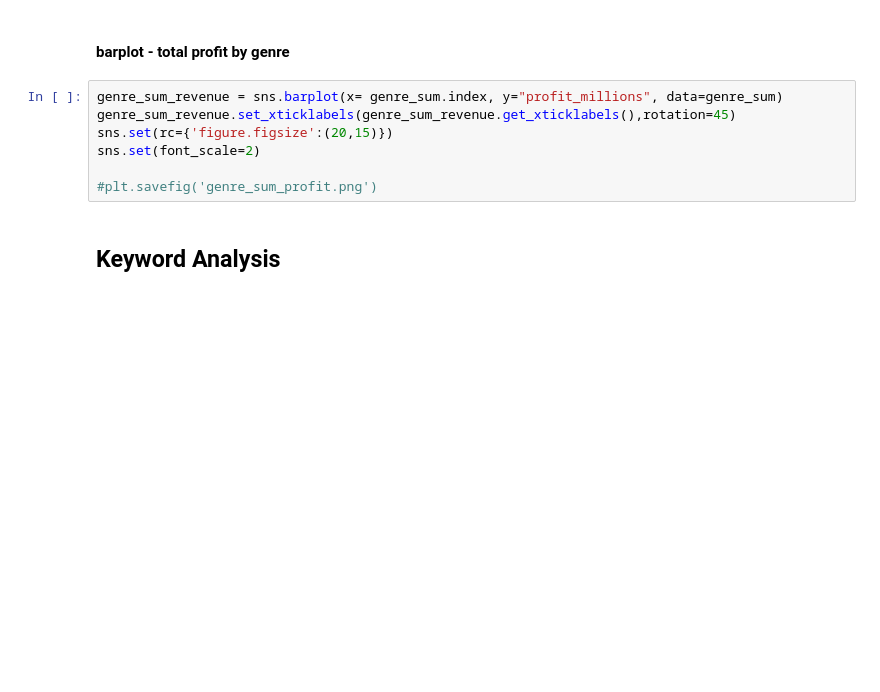
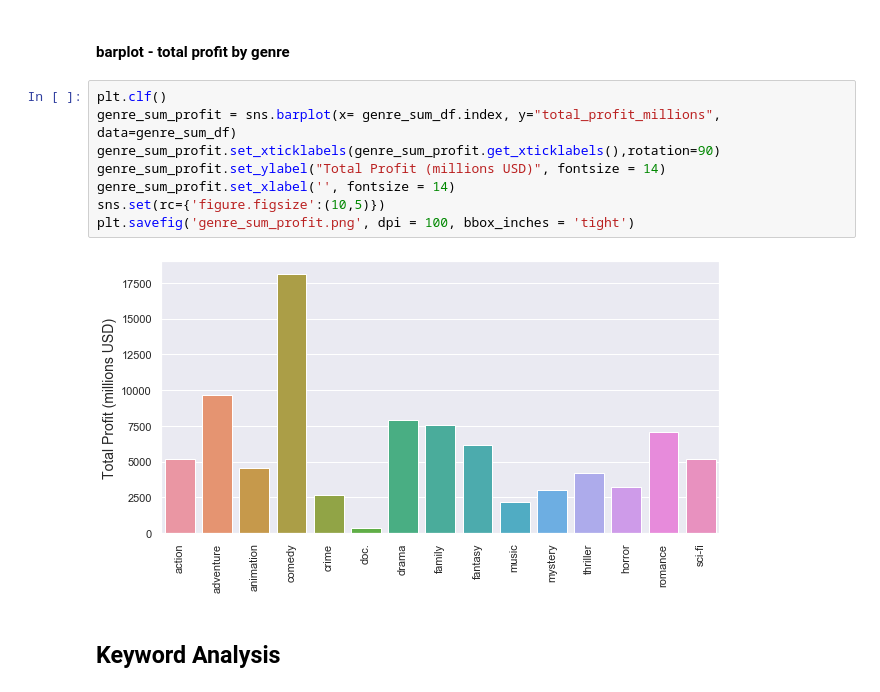
Before and after one commit to kristinkspanos/data_analysis_movie_studio, a Jupyter notebook: assignment_2_movie_data.ipynb, the cells around one changed output. Drawn from its saved outputs; the diff is of its cells as text; blank space fills up the shorter version.

```diff
--- a/assignment_2_movie_data.ipynb
+++ b/assignment_2_movie_data.ipynb
@@ -956,12 +1013,15 @@ sns.set(font_scale=2)
 # %% [markdown]
 #### barplot - total profit by genre
 # %%
-genre_sum_revenue = sns.barplot(x= genre_sum.index, y="profit_millions", data=genre_sum)
-genre_sum_revenue.set_xticklabels(genre_sum_revenue.get_xticklabels(),rotation=45)
-sns.set(rc={'figure.figsize':(20,15)})
-sns.set(font_scale=2)
-
-#plt.savefig('genre_sum_profit.png')
+plt.clf()
+genre_sum_profit = sns.barplot(x= genre_sum_df.index, y="total_profit_millions", data=genre_sum_df)
+genre_sum_profit.set_xticklabels(genre_sum_profit.get_xticklabels(),rotation=90)
+genre_sum_profit.set_ylabel("Total Profit (millions USD)", fontsize = 14)
+genre_sum_profit.set_xlabel('', fontsize = 14)
+sns.set(rc={'figure.figsize':(10,5)})
+plt.savefig('genre_sum_profit.png', dpi = 100, bbox_inches = 'tight')
+# %% [output]
+[figure, added]
 # %% [markdown]
 ## Keyword Analysis
 # %% [markdown]
```
Also changed, not shown: parts of 46 cells of this notebook.
